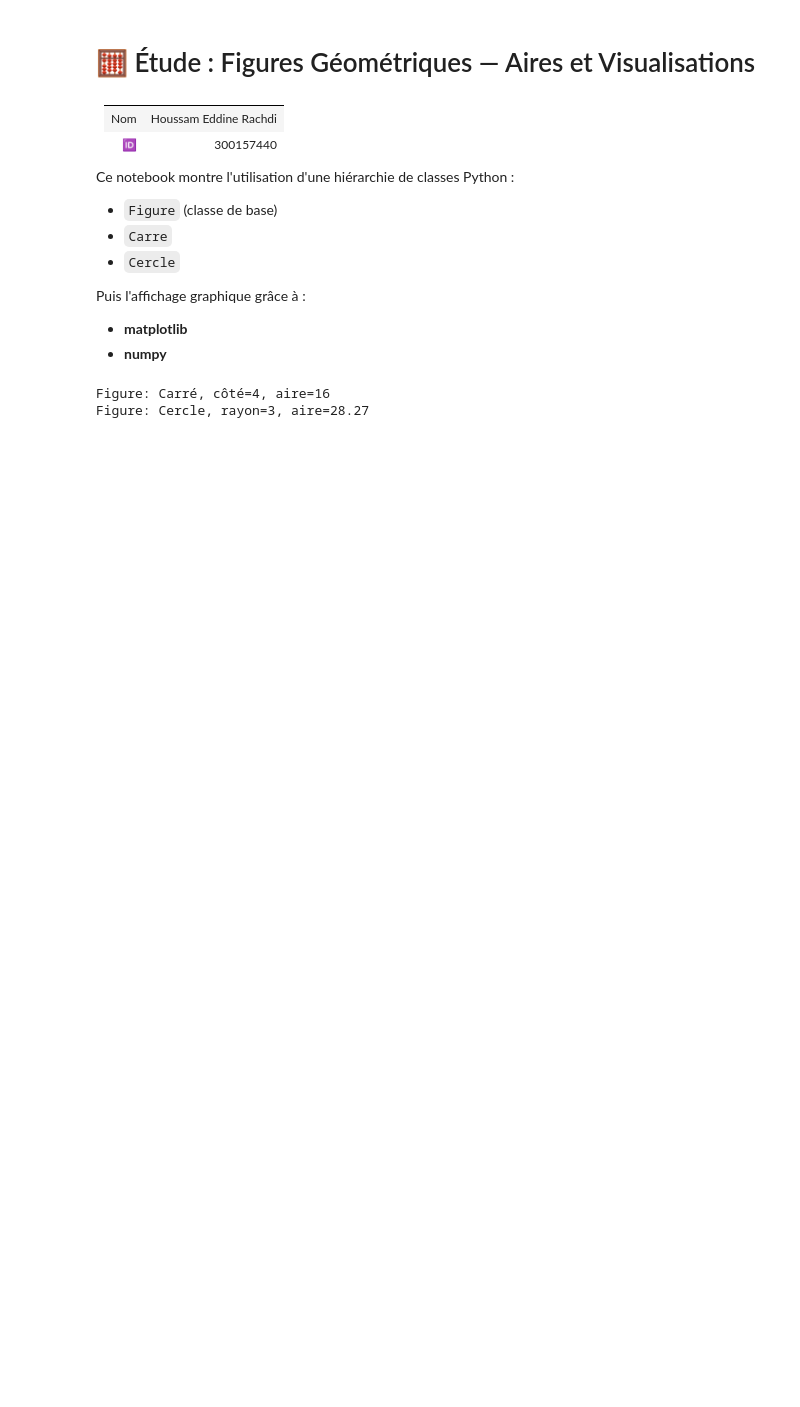
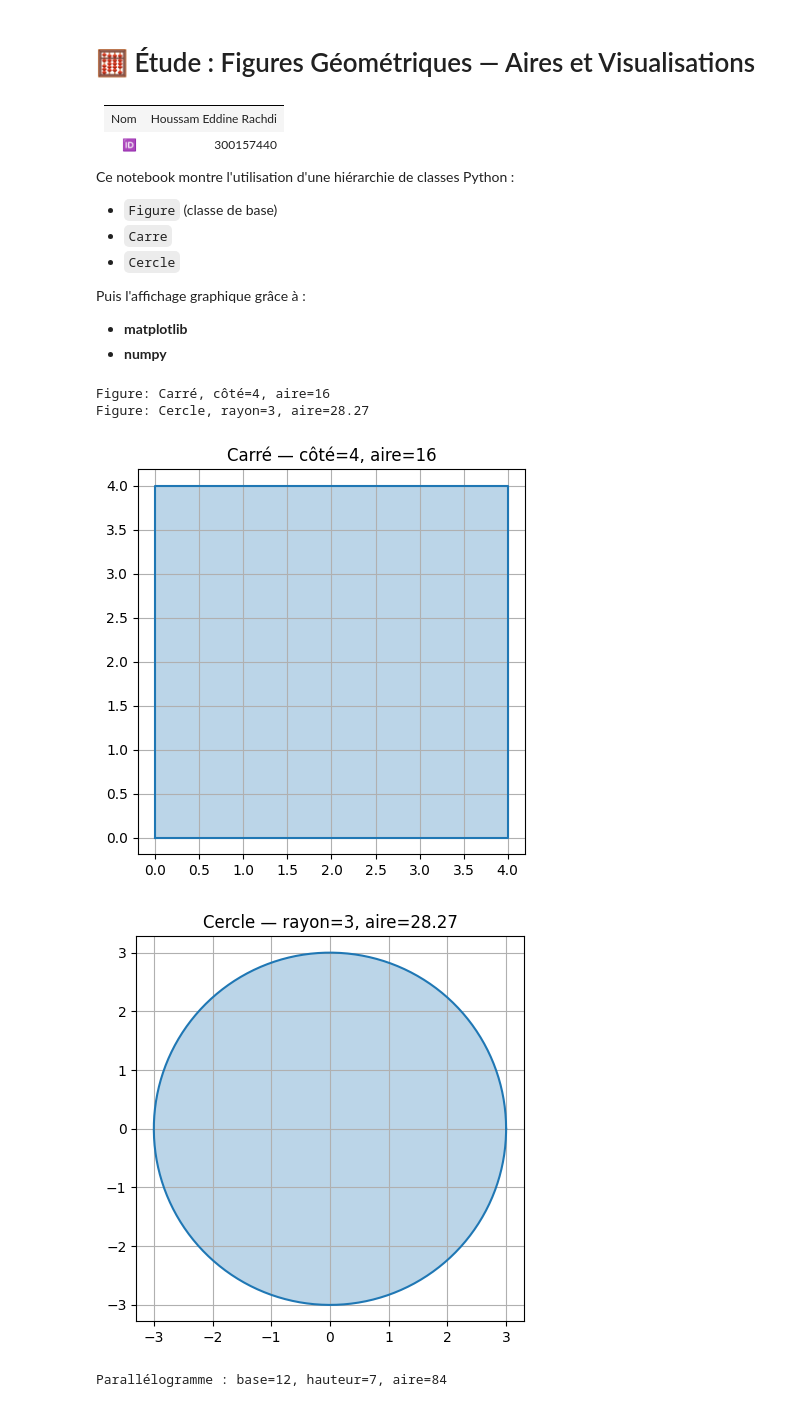
Before and after one commit to CollegeBoreal/INF1042-203-25A-04, a Jupyter notebook: 8.OOP/300157440/RAPPORT.ipynb, the cells around one changed output. Drawn from its saved outputs; the diff is of its cells as text; code cells hidden in the pictures; blank space fills up the shorter version.

Commit message:
Mise à jour du RAPPORT.ipynb et ajout de nouvelles figures

```diff
--- a/8.OOP/300157440/RAPPORT.ipynb
+++ b/8.OOP/300157440/RAPPORT.ipynb
@@ -59,3 +59,14 @@ def afficher_cercle(cercle):
     plt.axis("equal")
     plt.grid(True)
     plt.show()
+# %%
+afficher_carre(c1)
+afficher_cercle(c2)
+# %% [output]
+[figure, added]
+[figure, added]
+# %%
+para1 = Parallelogramme(12, 7)
+print(para1.afficher_info())
+# %% [output]
+Parallélogramme : base=12, hauteur=7, aire=84
```
Also changed, not shown: parts of 28 cells of this notebook.
